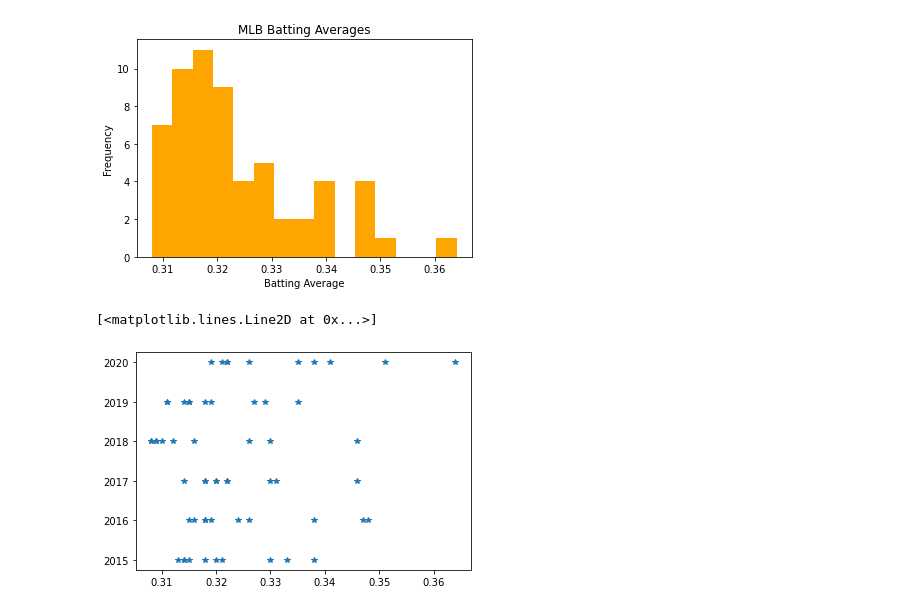
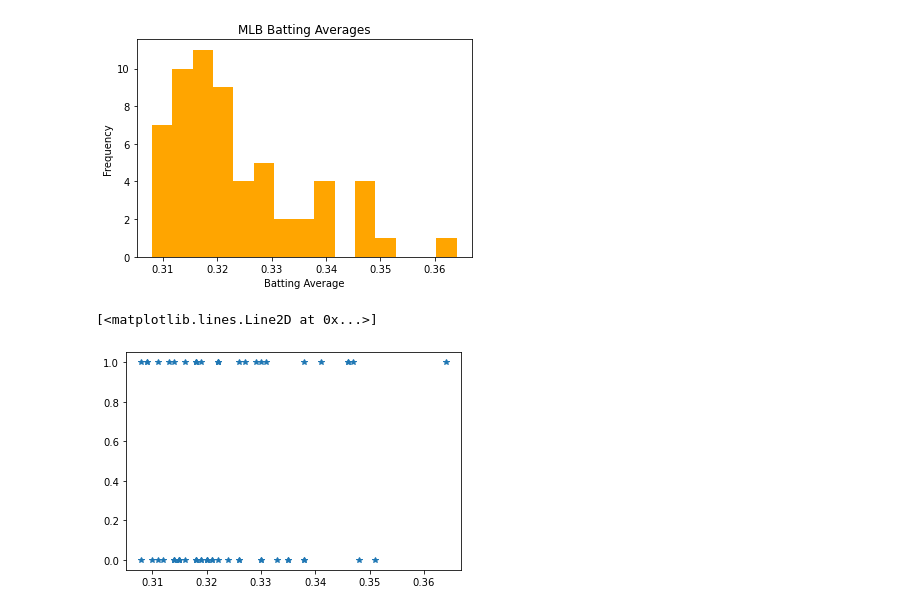
Before and after one commit to rdulski8/Personal_Dataset_Project, a Jupyter notebook: Personal Dataset.ipynb, the cells around one changed output. Drawn from its saved outputs; the diff is of its cells as text; code cells hidden in the pictures.

```diff
--- a/Personal Dataset.ipynb
+++ b/Personal Dataset.ipynb
@@ -21,7 +29,7 @@ plt.title('MLB Batting Averages')
 Text(0.5, 1.0, 'MLB Batting Averages')
 [figure]
 # %%
-plt.plot(df['Average '],df['Year'],"*")
+plt.plot(df['Average '],df['Playoffs?'],'*')
 # %% [output]
 [<matplotlib.lines.Line2D at 0x...>]
-[figure, old version]
+[figure, new version]
```
Also changed, not shown: parts of 3 cells of this notebook.
